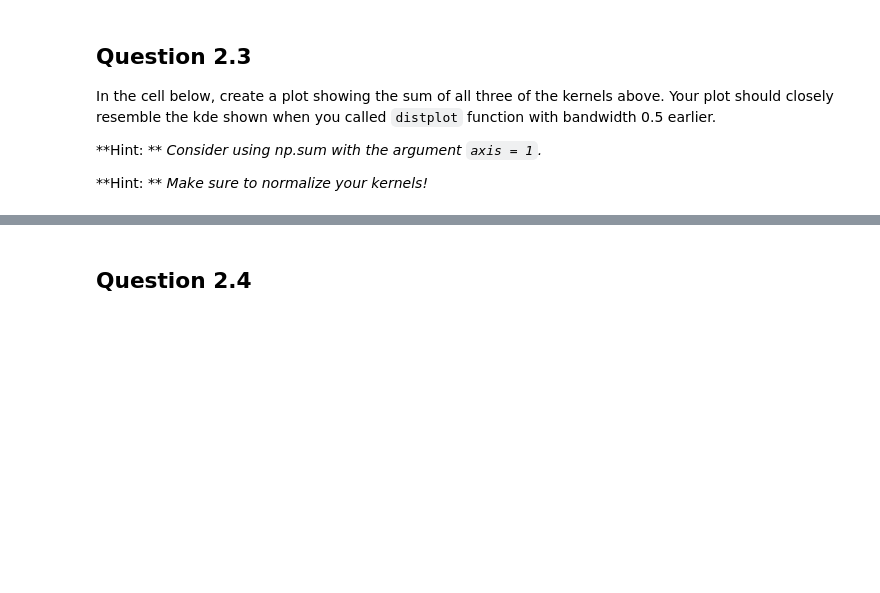
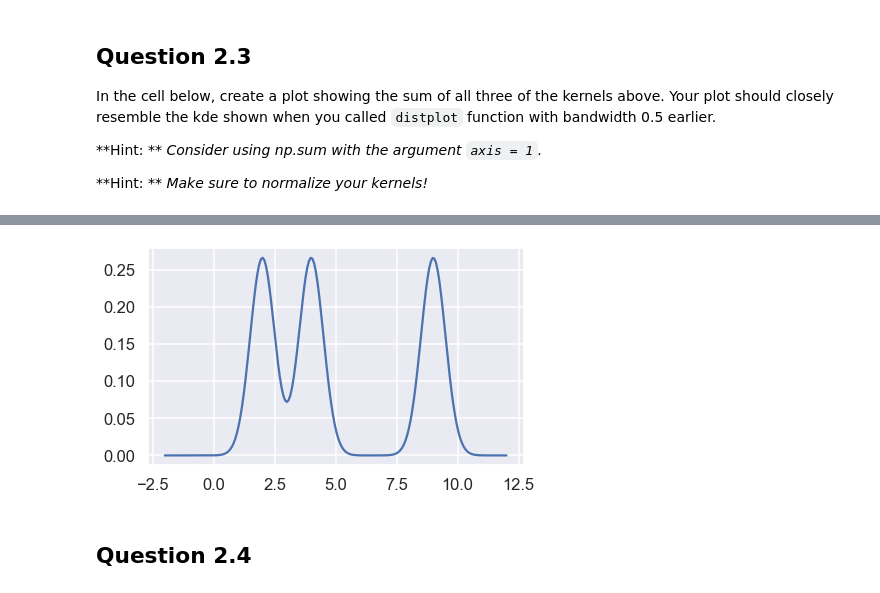
Before and after one commit to JakeTc/DSLabs, a Jupyter notebook: Lab 4/91_jt919_Lab4.ipynb, the cells around one changed output, grey strips where cells are left out. Cells and saved outputs as stored; diff of their text form; code cells hidden in the pictures; blank space fills up the shorter version.

```diff
--- a/Lab 4/91_jt919_Lab4.ipynb
+++ b/Lab 4/91_jt919_Lab4.ipynb
@@ -341,3 +337,13 @@ In the cell below, create a plot showing the sum of all three of the kernels abo
+# %%
+### BEGIN SOLUTION
+z_arr = [2, 4, 9]
+xs = np.linspace(-2, 12, 200)
+alpha=0.5
+kde_curve = [(np.sum(gaussian_kernel(alpha, x, z_arr)) / 3) for x in xs]
+plt.plot(xs, kde_curve);
+### END SOLUTION
+# %% [output]
+[figure, added]
 # %% [markdown]
 ## Question 2.4
 # %% [markdown]
```
Also changed, not shown: parts of 17 cells of this notebook.
